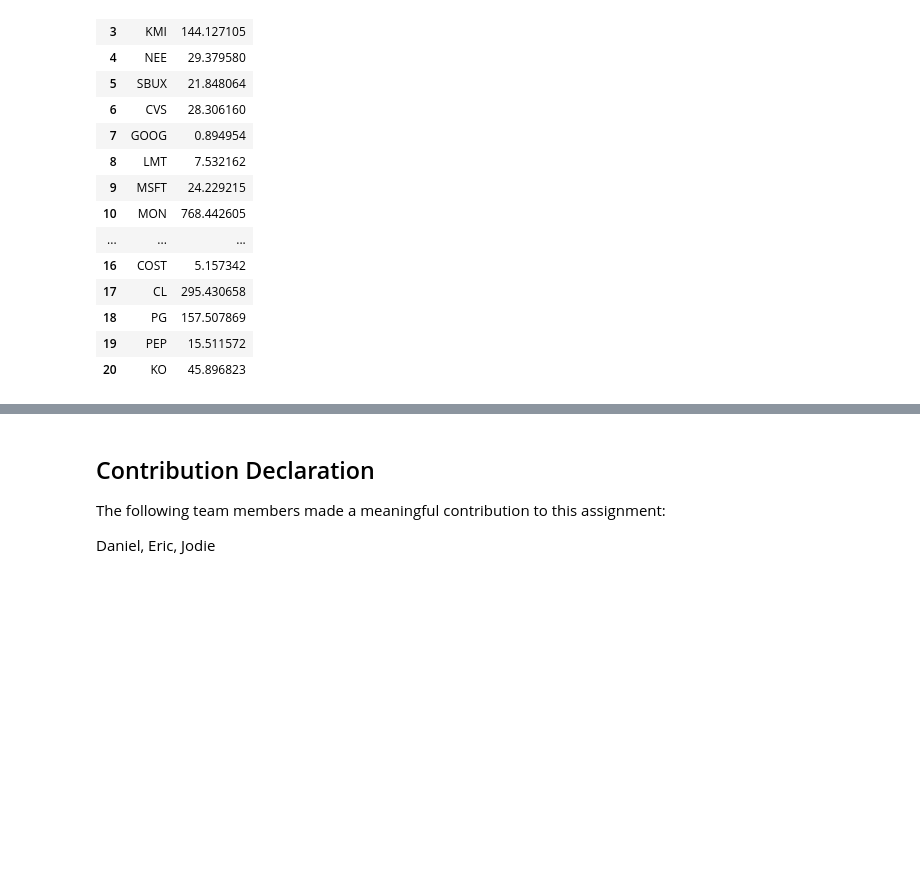
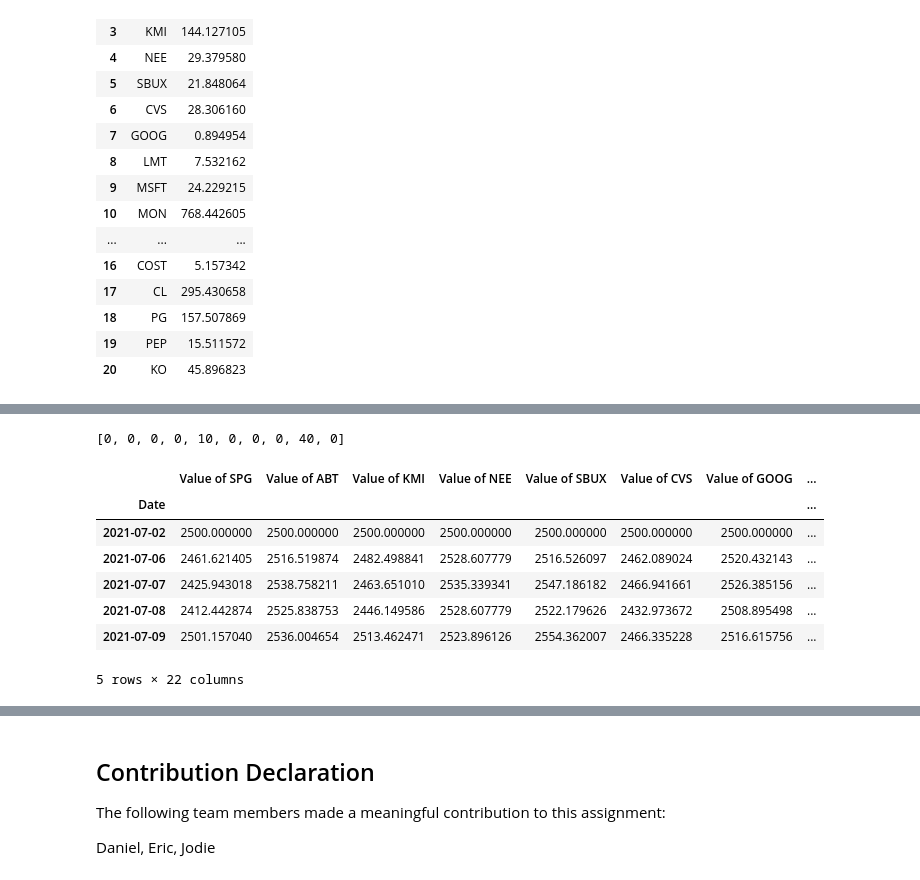
Before and after one commit to airickLeo/Personal-Algo-Bot, a Jupyter notebook: Team_15_Assignment.ipynb, the cells around one changed output, grey strips where cells are left out. Drawn from its saved outputs; the diff is of its cells as text; code cells hidden in the pictures; blank space fills up the shorter version.

```diff
--- a/Team_15_Assignment.ipynb
+++ b/Team_15_Assignment.ipynb
@@ -1186,0 +1204,21 @@ Stocks.head(25)
+# %%
+list_of_weights
+# %% [output]
+[0, 0, 0, 0, 10, 0, 0, 0, 40, 0]
+# %%
+daily_frame = pd.DataFrame()
+for x in range(len(list_tuple)):
+    daily_frame = pd.concat([daily_frame, create_portfolio(list_tuple[x],list_of_weights[x])],join='outer',axis=1)
+daily_frame.dropna(inplace=True)
+daily_frame['Balance'] = daily_frame.sum(axis=1)
+daily_frame['Daily Returns']= daily_frame['Balance'].pct_change()* 100
+daily_frame.head()
+# %% [output]
+|  | Value of SPG | Value of ABT | Value of KMI | Value of NEE | Value of SBUX | Value of CVS | Value of GOOG | ... |
+| Date |  |  |  |  |  |  |  | ... |
+| 2021-07-02 | 2500.000000 | 2500.000000 | 2500.000000 | 2500.000000 | 2500.000000 | 2500.000000 | 2500.000000 | ... |
+| 2021-07-06 | 2461.621405 | 2516.519874 | 2482.498841 | 2528.607779 | 2516.526097 | 2462.089024 | 2520.432143 | ... |
+| 2021-07-07 | 2425.943018 | 2538.758211 | 2463.651010 | 2535.339341 | 2547.186182 | 2466.941661 | 2526.385156 | ... |
+| 2021-07-08 | 2412.442874 | 2525.838753 | 2446.149586 | 2528.607779 | 2522.179626 | 2432.973672 | 2508.895498 | ... |
+| 2021-07-09 | 2501.157040 | 2536.004654 | 2513.462471 | 2523.896126 | 2554.362007 | 2466.335228 | 2516.615756 | ... |
+5 rows × 22 columns
```
Also changed, not shown: parts of 3 cells of this notebook.
